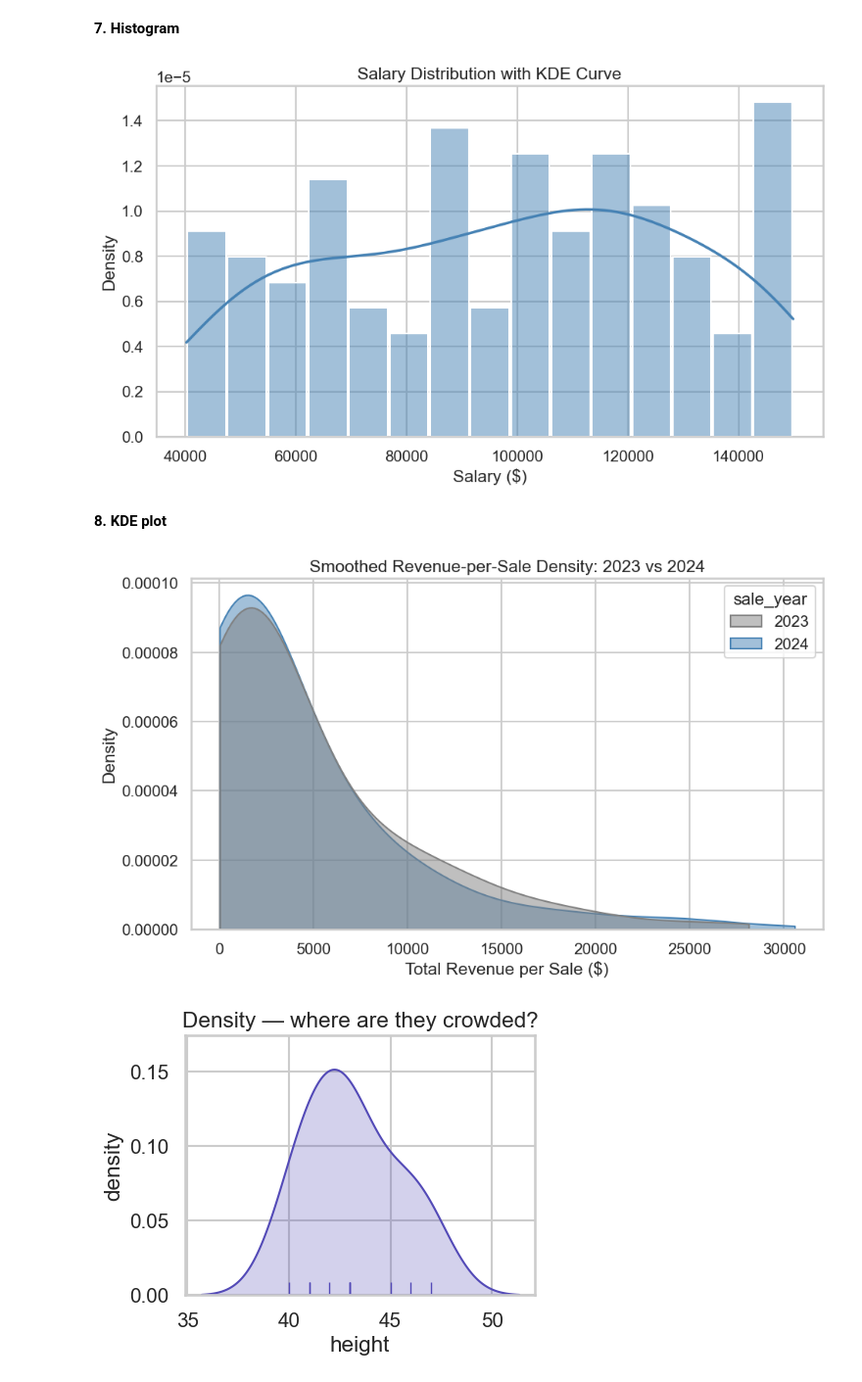
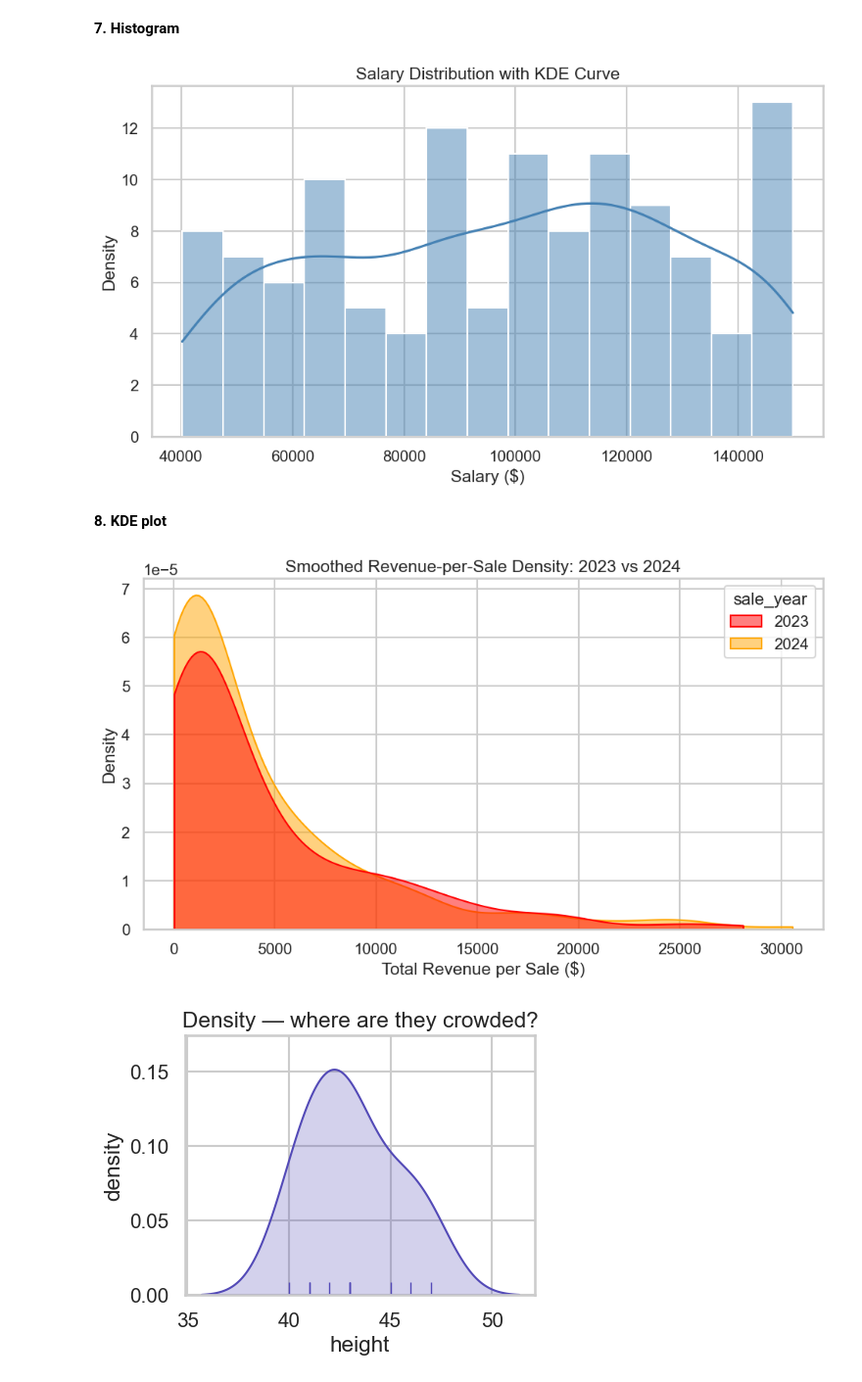
Before and after one commit to FarhanKhan1/DA_project, a Jupyter notebook: seaborn_guidline.ipynb, the cells around one changed output. Shown at 98% size. Cells and saved outputs as stored; diff of their text form; code cells hidden in the pictures.

```diff
--- a/seaborn_guidline.ipynb
+++ b/seaborn_guidline.ipynb
@@ -387,3 +387,23 @@ plt.show()
 [figure]
 # %% [markdown]
 **6. strip and swarmplots**
+# %%
+import pandas as pd
+import seaborn as sns
+import matplotlib.pyplot as plt
+
+# Step 1: Load the Employees sheet
+df = pd.read_excel("TechCorp_Cleaned.xlsx", sheet_name="Employees")
+
+# Step 2: Global theme/context
+sns.set_theme(style="whitegrid")
+sns.set_context("talk", font_scale=0.9)
+
+# Step 3: Order departments by median salary
+dept_order = (
+    df.groupby("department")["salary"]
+    .median()
+    .sort_values(ascending=False)
+    .index
+)
+print(dept_order)
@@ -487,17 +511,16 @@ plt.figure(figsize=(10, 6))
 # Step 3: Draw the histogram with a KDE curve overlaid
 sns.histplot(
     data=df,
-    x="salary",              # numeric column being binned
-    stat="density",          # IMPORTANT: must be "density" so the bar heights are
+    x="salary",              # numeric column being binned          # IMPORTANT: must be "density" so the bar heights are
                               # on the same scale as the KDE curve (both integrate to 1)
     bins=15,                 # fixed number of bins — good starting point for ~120 rows
     kde=True,                # overlay the smoothed density curve
-    kde_kws={"bw_adjust": 1, "cut": 0},   # cut=0 stops the KDE from drawing
+    kde_kws={"bw_adjust": 0.8, "cut":0},   # cut=0 stops the KDE from drawing
                                             # a tail into impossible negative-salary territory
-    line_kws={"color": "red", "linewidth": 2.5},  # style the KDE line to stand out
+    # line_kws={"color": "red", "linewidth": 2.5},  # style the KDE line to stand out
     color="steelblue",
     edgecolor="white",       # thin white borders between bars for visual separation
-    shrink=0.95               # tiny gap between bars, slightly cleaner look
+    # shrink=0.95               # tiny gap between bars, slightly cleaner look
 )
 
 # Step 4: Titles and labels
@@ -508,7 +531,7 @@ plt.ylabel("Density")
 plt.tight_layout()
 plt.show()
 # %% [output]
-[figure, old version]
+[figure, new version]
 # %% [markdown]
 **8. KDE plot**
 # %%
@@ -518,38 +541,38 @@ import matplotlib.pyplot as plt
 
 # Step 1: Load the Sales sheet (has sale_year: 2023 and 2024)
 sales = pd.read_excel("TechCorp_Cleaned.xlsx", sheet_name="Sales")
 
 # Step 2: Global theme/context
 sns.set_theme(style="whitegrid")
 sns.set_context("talk", font_scale=0.9)
 
 plt.figure(figsize=(10, 6))
 
 # Step 3: Draw two overlaid KDE curves — one per sale_year, via hue
 sns.kdeplot(
     data=sales,
     x="total_revenue",         # numeric column being compared across years
     hue="sale_year",           # splits into two curves: 2023 and 2024
     fill=True,                 # shade the area under each curve
-    common_norm=False,         # each year's curve normalized independently —
+    # common_norm=False,         # each year's curve normalized independently —
     multiple="layer",
     # cumulative=True,
-    bw_adjust=1.5,                # default smoothing
+    bw_adjust=1,                # default smoothing
     cut=0,                      # don't let the curve dip below the real data range
-    clip=(0, None),              # hard rule: revenue can never be negative
-    palette={2023: "gray", 2024: "steelblue"},  # explicit colors: old year muted, new year highlighted
+    # clip=(0, None),              # hard rule: revenue can never be negative
+    palette={2023: "red", 2024: "orange"},  # explicit colors: old year muted, new year highlighted
     alpha=0.5                    # transparency so overlapping shaded areas are both visible
 )
 
 # Step 4: Titles and labels
 plt.title("Smoothed Revenue-per-Sale Density: 2023 vs 2024")
 plt.xlabel("Total Revenue per Sale ($)")
 plt.ylabel("Density")
 
 plt.tight_layout()
 plt.show()
 # %% [output]
-[figure, old version]
+[figure, new version]
 # %%
 import seaborn as sns
 import matplotlib.pyplot as plt
```
Also changed, not shown: parts of 10 cells of this notebook.
